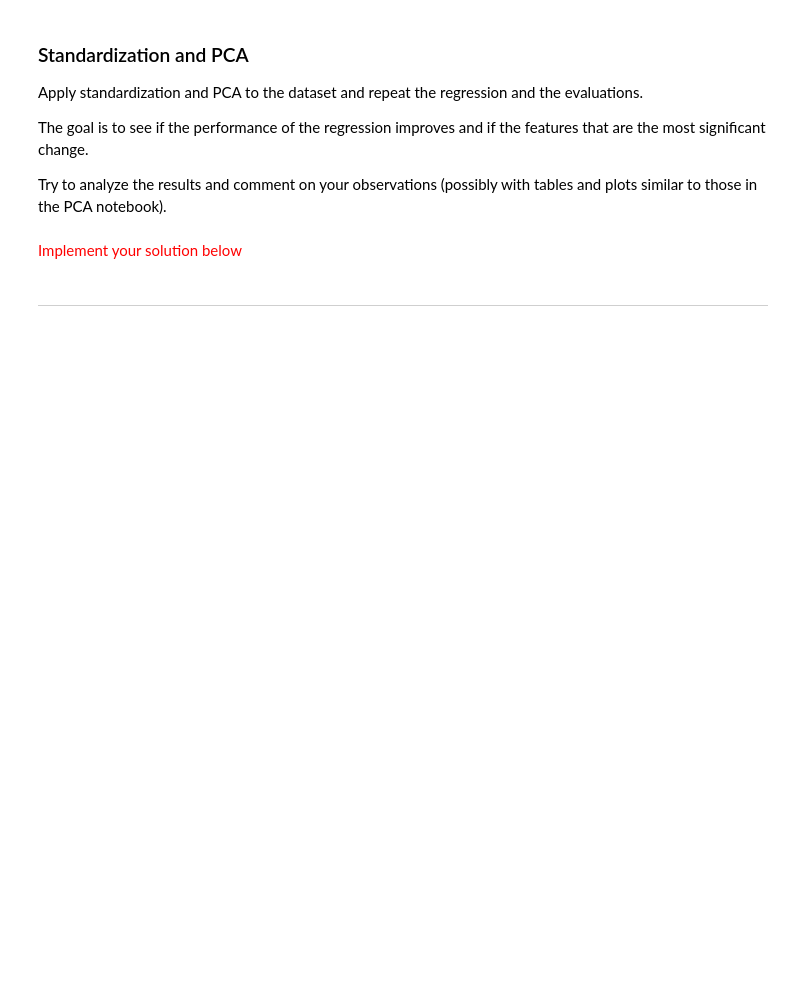
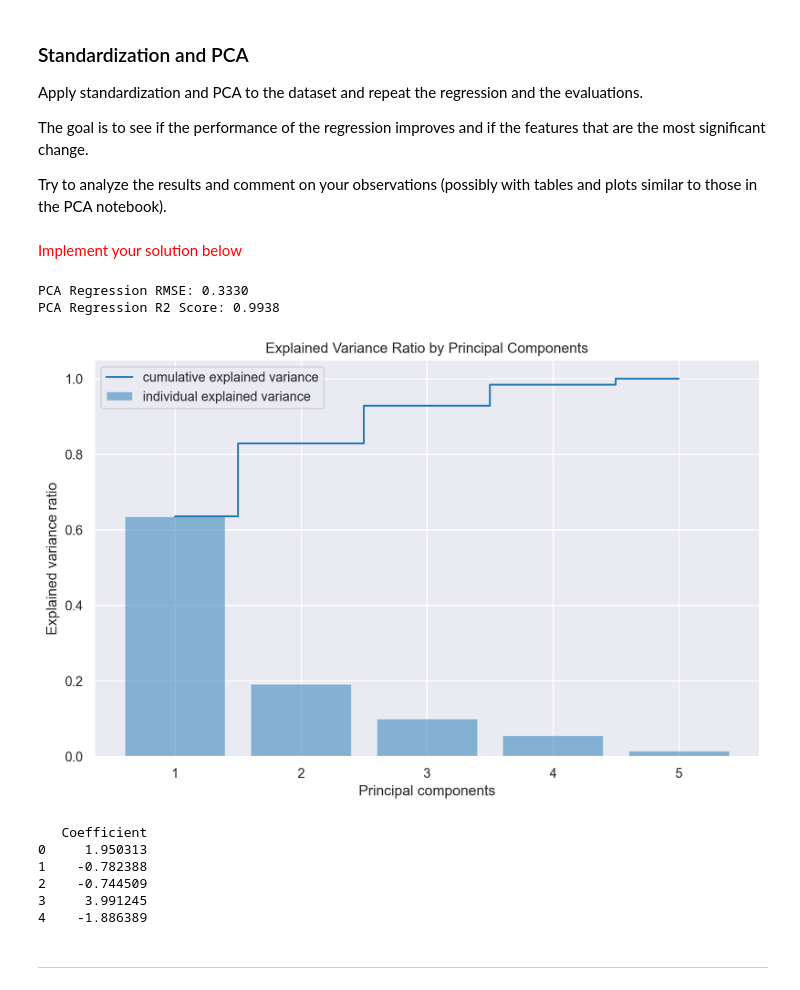
Before and after one commit to petkokp/m1-hands-on-machine-learning, a Jupyter notebook: TP3/TP 3 - Intro Scikit-Learn - Regression.ipynb, the cells around one changed output. Cells and saved outputs as stored; diff of their text form; code cells hidden in the pictures; blank space fills up the shorter version.

```diff
--- a/TP3/TP 3 - Intro Scikit-Learn - Regression.ipynb
+++ b/TP3/TP 3 - Intro Scikit-Learn - Regression.ipynb
@@ -320,5 +438,62 @@ The goal is to see if the performance of the regression improves and if the feat
 Try to analyze the results and comment on your observations (possibly with tables and plots similar to those in the PCA notebook).
 # %% [markdown]
 <span style="color:red">Implement your solution below</span>
+# %%
+from sklearn.decomposition import PCA
+from sklearn.preprocessing import StandardScaler
+
+# Standardize the dataset
+scaler = StandardScaler()
+X_multi_scaled = scaler.fit_transform(X_multi)
+
+# Apply PCA
+pca = PCA(n_components=5)
+X_pca = pca.fit_transform(X_multi_scaled)
+
+# Split the dataset into training and testing sets
+X_train_pca, X_test_pca, y_train_pca, y_test_pca = train_test_split(X_pca, y_multi, test_size=0.2, random_state=42)
+
+# Initialize the Linear Regression model
+pca_reg_model = LinearRegression()
+
+# Train the model
+pca_reg_model.fit(X_train_pca, y_train_pca)
+
+# Predict the temperature for the test set
+y_pred_pca = pca_reg_model.predict(X_test_pca)
+
+# Evaluate the model
+pca_rmse = np.sqrt(metrics.mean_squared_error(y_test_pca, y_pred_pca))
+pca_r2 = metrics.r2_score(y_test_pca, y_pred_pca)
+
+print(f"PCA Regression RMSE: {pca_rmse:.4f}")
+print(f"PCA Regression R2 Score: {pca_r2:.4f}")
+
+# Plot the explained variance ratio
+plt.figure(figsize=(10, 6))
+plt.bar(range(1, 6), pca.explained_variance_ratio_, alpha=0.5, align='center', label='individual explained variance')
+plt.step(range(1, 6), np.cumsum(pca.explained_variance_ratio_), where='mid', label='cumulative explained variance')
+plt.ylabel('Explained variance ratio')
+plt.xlabel('Principal components')
+plt.legend(loc='best')
+plt.title('Explained Variance Ratio by Principal Components')
+plt.show()
+
+# Comment on the results
+coefficients_pca = pd.DataFrame(pca_reg_model.coef_, columns=['Coefficient'])
+print(coefficients_pca)
+
+# Comment: The features with the highest absolute values of coefficients are the most significant for this regression.
+# The PCA transformation may change the significance of the features as it combines them into principal components.
+# %% [output]
+PCA Regression RMSE: 0.3330
+PCA Regression R2 Score: 0.9938
+[figure, added]
+   Coefficient
+0     1.950313
+1    -0.782388
+2    -0.744509
+3     3.991245
+4    -1.886389
 # %% [markdown]
 ---
```
Also changed, not shown: parts of 4 cells of this notebook.
